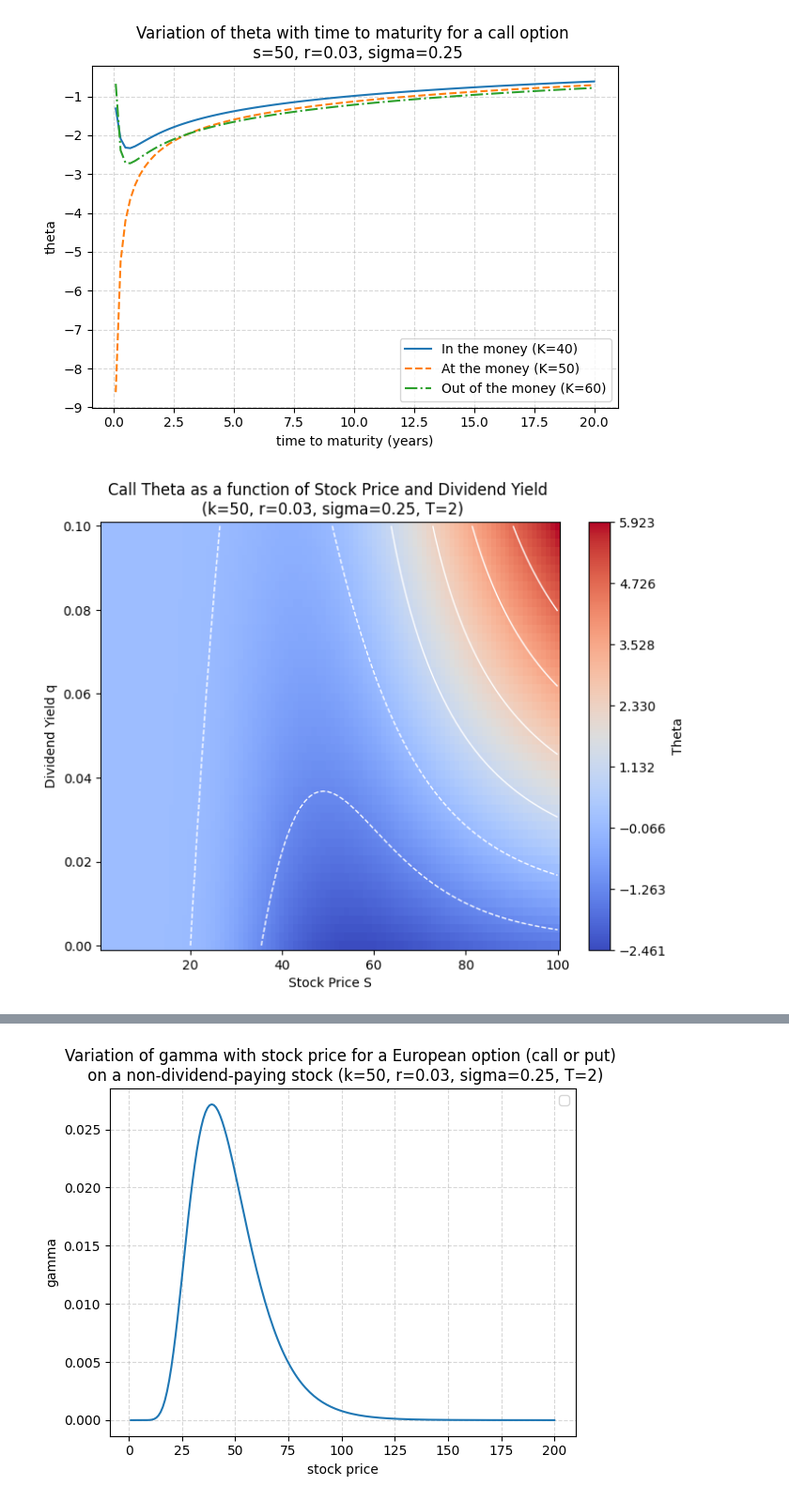
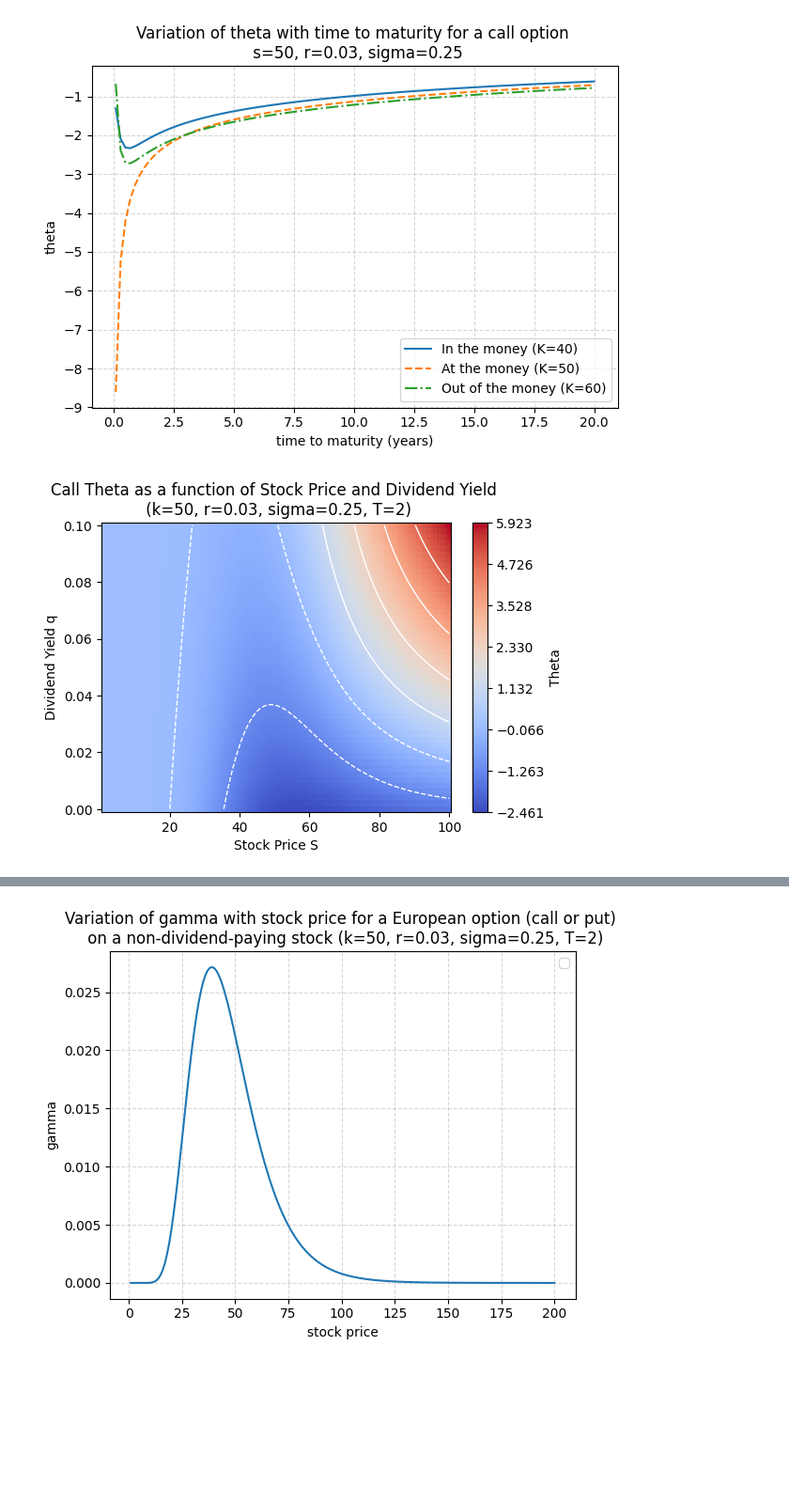
Before and after one commit to hsiuhsil/options_futures_derivatives, a Jupyter notebook: notebooks/demo of greeks.ipynb, the cells around one changed output, grey strips where cells are left out. Shown at 94% size. Drawn from its saved outputs; the diff is of its cells as text; code cells hidden in the pictures; blank space fills up the shorter version.

```diff
--- a/notebooks/demo of greeks.ipynb
+++ b/notebooks/demo of greeks.ipynb
@@ -112,21 +113,21 @@ plt.show()
 # %%
 stocks = np.linspace(1, 100, 100)
 qs = np.linspace(0, 0.1, 50)
 S, Q = np.meshgrid(stocks, qs)
 
 theta_map = theta(option_type='call', s=S, k=50, r=0.03, sigma=0.25, T=2, q=Q)
 levels = np.linspace(theta_map.min(), theta_map.max(), 8)
 
-plt.figure(figsize=(8,6))
+plt.figure(figsize=(6,4))
 pcm = plt.pcolormesh(S, Q, theta_map, shading='auto', cmap='coolwarm')
 plt.contour(S, Q, theta_map, colors='w', linewidths=1, levels=levels)
 plt.colorbar(pcm, label='Theta', ticks=levels)
 plt.xlabel('Stock Price S')
 plt.ylabel('Dividend Yield q')
 plt.title('Call Theta as a function of Stock Price and Dividend Yield \n (k=50, r=0.03, sigma=0.25, T=2)')
 plt.show()
 # %% [output]
-[figure, old version]
+[figure, new version]
 # %%
 stocks = np.linspace(1, 100, 100)
 maturities = np.linspace(0.1, 10,50)
```
Also changed, not shown: parts of 11 cells of this notebook.
